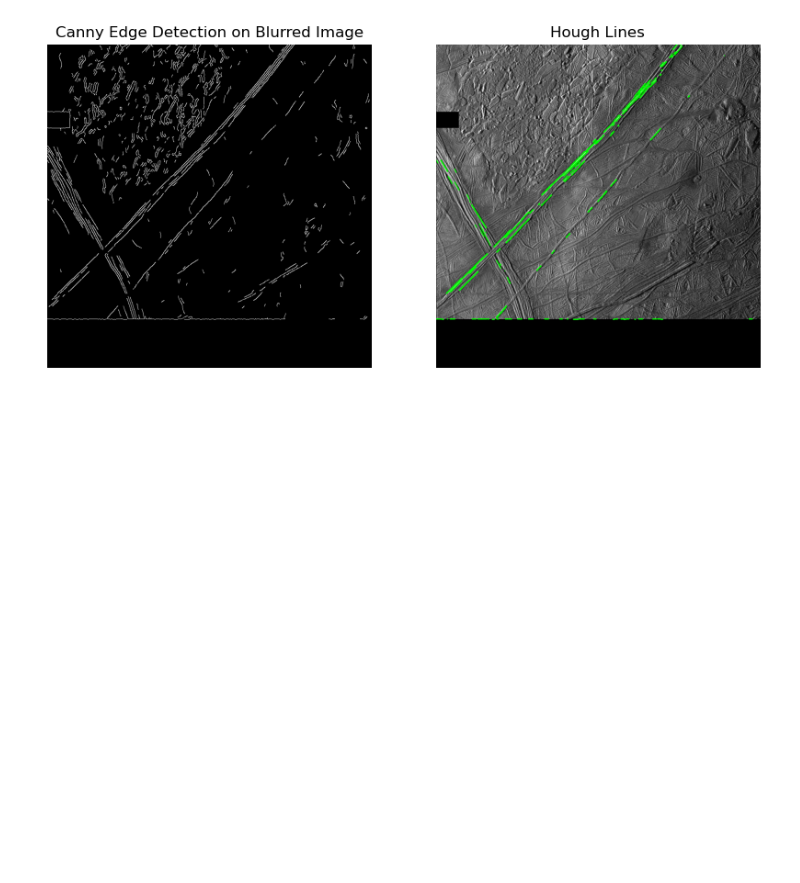
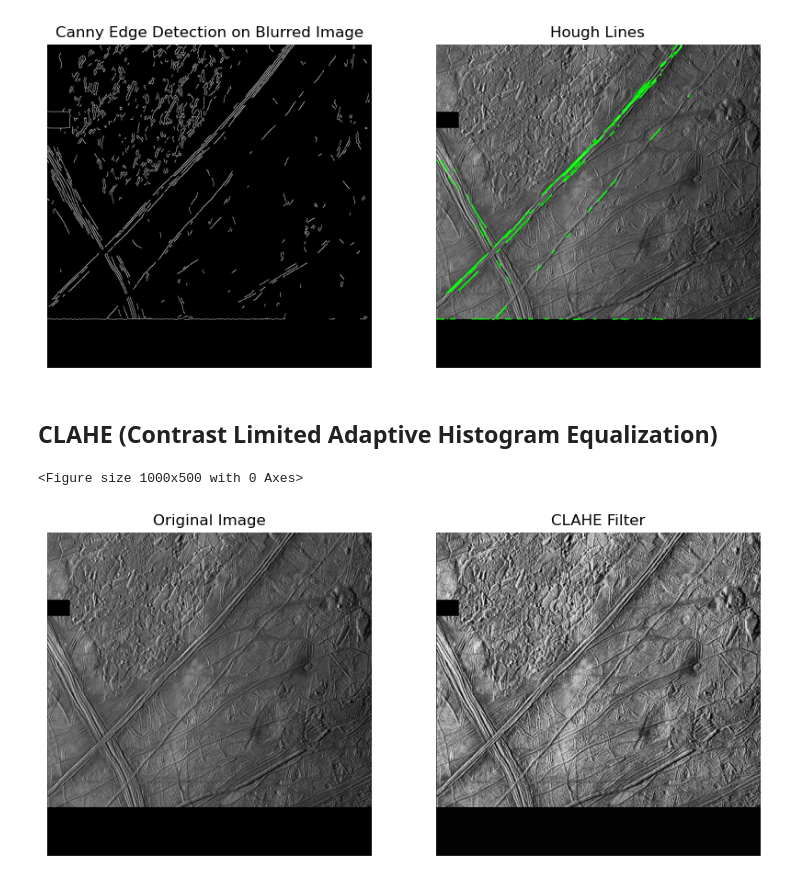
Before and after one commit to Rowan-Nag/Europa-Cycloided, a Jupyter notebook: europa-filters.ipynb, the cells around one changed output. Saved outputs shown, nothing was run; the diff lists cells and outputs as text; code cells hidden in the pictures; blank space fills up the shorter version.

Commit message:
aded CLAHE & Thresholding steps

```diff
--- a/europa-filters.ipynb
+++ b/europa-filters.ipynb
@@ -7,9 +7,6 @@ original = cv.imread("data/C0383713713R_full.jpg")
 image = cv.cvtColor(original, cv.COLOR_BGR2GRAY)
 image = cv.resize(image, (500, 500))
 def plotBoth(image, title='Processed Image', original=original, original_title='Original Image'):
-    plt.figure(figsize=(10, 5))
-
-    # Plot the original and resized images side-by-side
     plt.figure(figsize=(10, 5))
 
     # Plot original image
@@ -106,3 +103,12 @@ plotBoth(output, 'Hough Lines', canny_image_blurred, 'Canny Edge Detection on Bl
 144
 <Figure size 1000x500 with 0 Axes>
 [figure]
+# %% [markdown]
+## CLAHE (Contrast Limited Adaptive Histogram Equalization)
+# %%
+clahe = cv.createCLAHE(clipLimit=2.0, tileGridSize=(5,5))
+cl_image = clahe.apply(image)
+plotBoth(cl_image, 'CLAHE Filter')
+# %% [output]
+<Figure size 1000x500 with 0 Axes>
+[figure, added]
```
Also changed, not shown: parts of 2 cells of this notebook.
